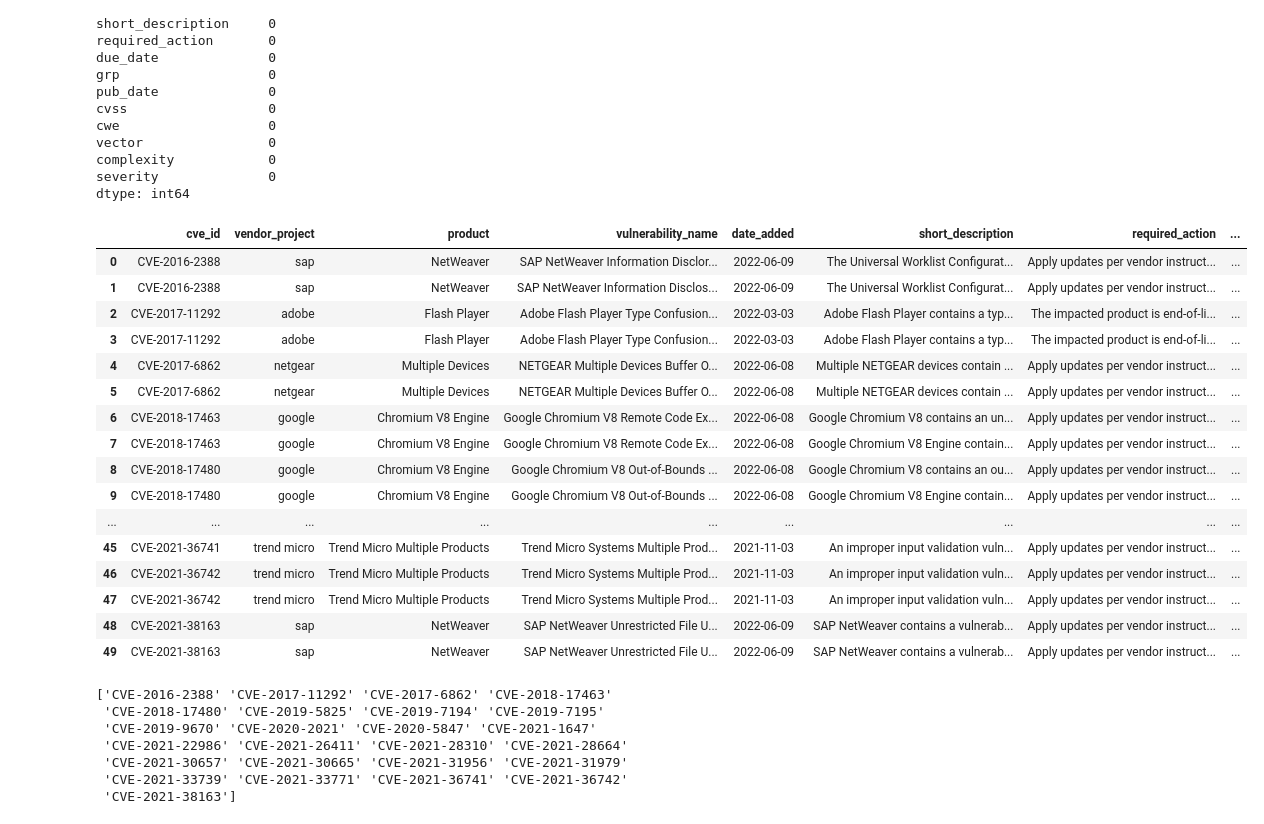
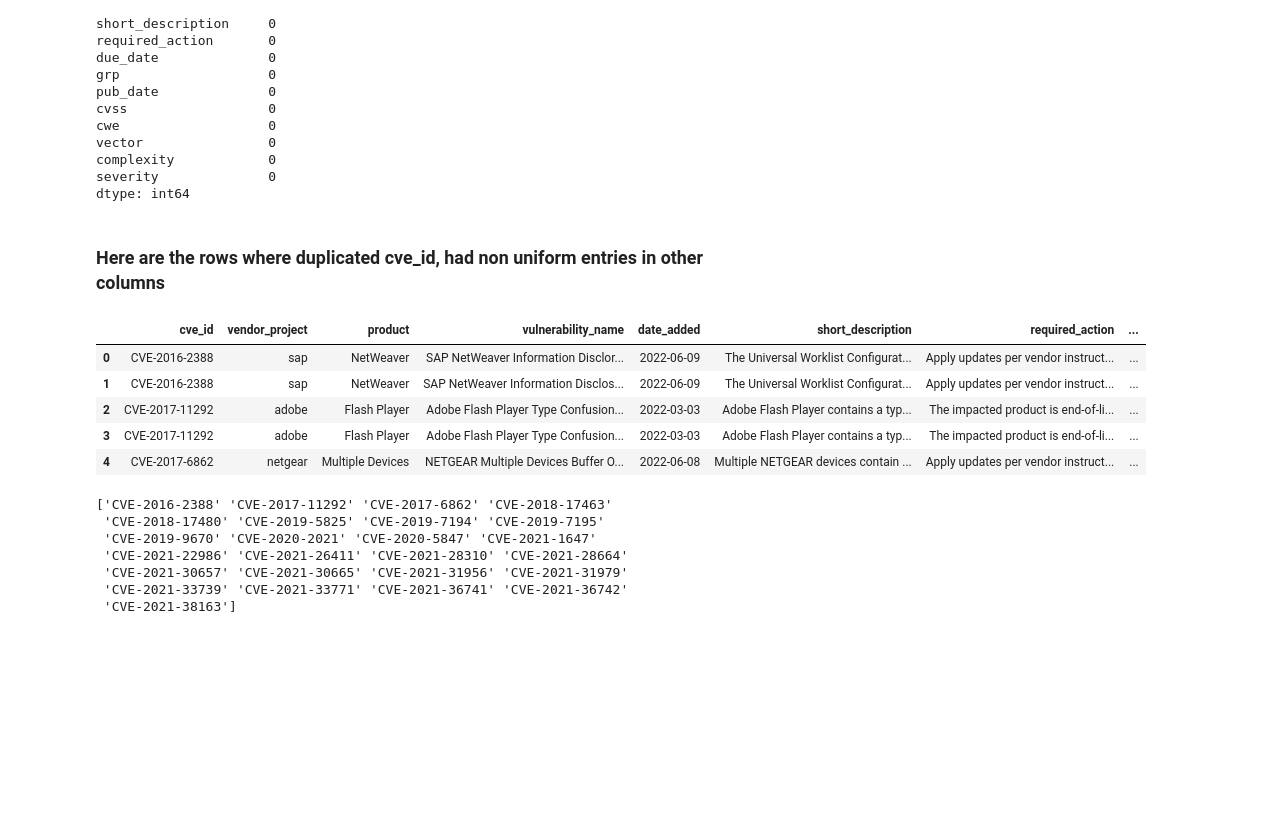
Before and after one commit to Pheelog/CybersecurityRiskAnalysis, a Jupyter notebook: Notebook/Philip Cyber Security data analytics.ipynb, the cells around one changed output. Cells and saved outputs as stored; diff of their text form; code cells hidden in the pictures; blank space fills up the shorter version.

```diff
--- a/Notebook/Philip Cyber Security data analytics.ipynb
+++ b/Notebook/Philip Cyber Security data analytics.ipynb
@@ -276,41 +277,32 @@ vector                0
 complexity            0
 severity              0
 dtype: int64
+# %% [markdown]
+### Here are the rows where duplicated cve_id, had non uniform entries in other columns
 # %%
 # Group by 'cve_id' and check if entries in other columns are not uniform throughout the group
 non_uniform_groups = df1_cleaned.groupby('cve_id').transform(lambda x: x.nunique() > 1).any(axis=1)
 
 # Get the rows with non-uniform 'cve_id' groups
 non_uniform_rows = df1_cleaned[non_uniform_groups]
 
 # Get the unique 'cve_id' groups where entries in other columns are not uniform
 non_uniform_cve_groups = non_uniform_rows.groupby('cve_id').apply(lambda x: x.drop_duplicates()).reset_index(drop=True)
 
 # Set display options to show all columns and rows
-pd.set_option('display.max_columns', None)
-pd.set_option('display.max_rows', None)
-pd.set_option('display.max_colwidth', None)
+# pd.set_option('display.max_columns', None)
+# pd.set_option('display.max_rows', None)
+# pd.set_option('display.max_colwidth', None)
 
 # Print the non-uniform 'cve_id' groups
-non_uniform_cve_groups
+non_uniform_cve_groups.head()
 # %% [output]
 |  | cve_id | vendor_project | product | vulnerability_name | date_added | short_description | required_action | ... |
 | 0 | CVE-2016-2388 | sap | NetWeaver | SAP NetWeaver Information Disclor... | 2022-06-09 | The Universal Worklist Configurat... | Apply updates per vendor instruct... | ... |
 | 1 | CVE-2016-2388 | sap | NetWeaver | SAP NetWeaver Information Disclos... | 2022-06-09 | The Universal Worklist Configurat... | Apply updates per vendor instruct... | ... |
 | 2 | CVE-2017-11292 | adobe | Flash Player | Adobe Flash Player Type Confusion... | 2022-03-03 | Adobe Flash Player contains a typ... | The impacted product is end-of-li... | ... |
 | 3 | CVE-2017-11292 | adobe | Flash Player | Adobe Flash Player Type Confusion... | 2022-03-03 | Adobe Flash Player contains a typ... | The impacted product is end-of-li... | ... |
 | 4 | CVE-2017-6862 | netgear | Multiple Devices | NETGEAR Multiple Devices Buffer O... | 2022-06-08 | Multiple NETGEAR devices contain ... | Apply updates per vendor instruct... | ... |
-| 5 | CVE-2017-6862 | netgear | Multiple Devices | NETGEAR Multiple Devices Buffer O... | 2022-06-08 | Multiple NETGEAR devices contain ... | Apply updates per vendor instruct... | ... |
-| 6 | CVE-2018-17463 | google | Chromium V8 Engine | Google Chromium V8 Remote Code Ex... | 2022-06-08 | Google Chromium V8 contains an un... | Apply updates per vendor instruct... | ... |
-| 7 | CVE-2018-17463 | google | Chromium V8 Engine | Google Chromium V8 Remote Code Ex... | 2022-06-08 | Google Chromium V8 Engine contain... | Apply updates per vendor instruct... | ... |
-| 8 | CVE-2018-17480 | google | Chromium V8 Engine | Google Chromium V8 Out-of-Bounds ... | 2022-06-08 | Google Chromium V8 contains an ou... | Apply updates per vendor instruct... | ... |
-| 9 | CVE-2018-17480 | google | Chromium V8 Engine | Google Chromium V8 Out-of-Bounds ... | 2022-06-08 | Google Chromium V8 Engine contain... | Apply updates per vendor instruct... | ... |
-| ... | ... | ... | ... | ... | ... | ... | ... | ... |
-| 45 | CVE-2021-36741 | trend micro | Trend Micro Multiple Products | Trend Micro Systems Multiple Prod... | 2021-11-03 | An improper input validation vuln... | Apply updates per vendor instruct... | ... |
-| 46 | CVE-2021-36742 | trend micro | Trend Micro Multiple Products | Trend Micro Systems Multiple Prod... | 2021-11-03 | An improper input validation vuln... | Apply updates per vendor instruct... | ... |
-| 47 | CVE-2021-36742 | trend micro | Trend Micro Multiple Products | Trend Micro Systems Multiple Prod... | 2021-11-03 | An improper input validation vuln... | Apply updates per vendor instruct... | ... |
-| 48 | CVE-2021-38163 | sap | NetWeaver | SAP NetWeaver Unrestricted File U... | 2022-06-09 | SAP NetWeaver contains a vulnerab... | Apply updates per vendor instruct... | ... |
-| 49 | CVE-2021-38163 | sap | NetWeaver | SAP NetWeaver Unrestricted File U... | 2022-06-09 | SAP NetWeaver contains a vulnerab... | Apply updates per vendor instruct... | ... |
 # %%
 unique_cve_ids = non_uniform_cve_groups['cve_id'].unique()
 print(unique_cve_ids)
```
Also changed, not shown: parts of 24 cells of this notebook.
